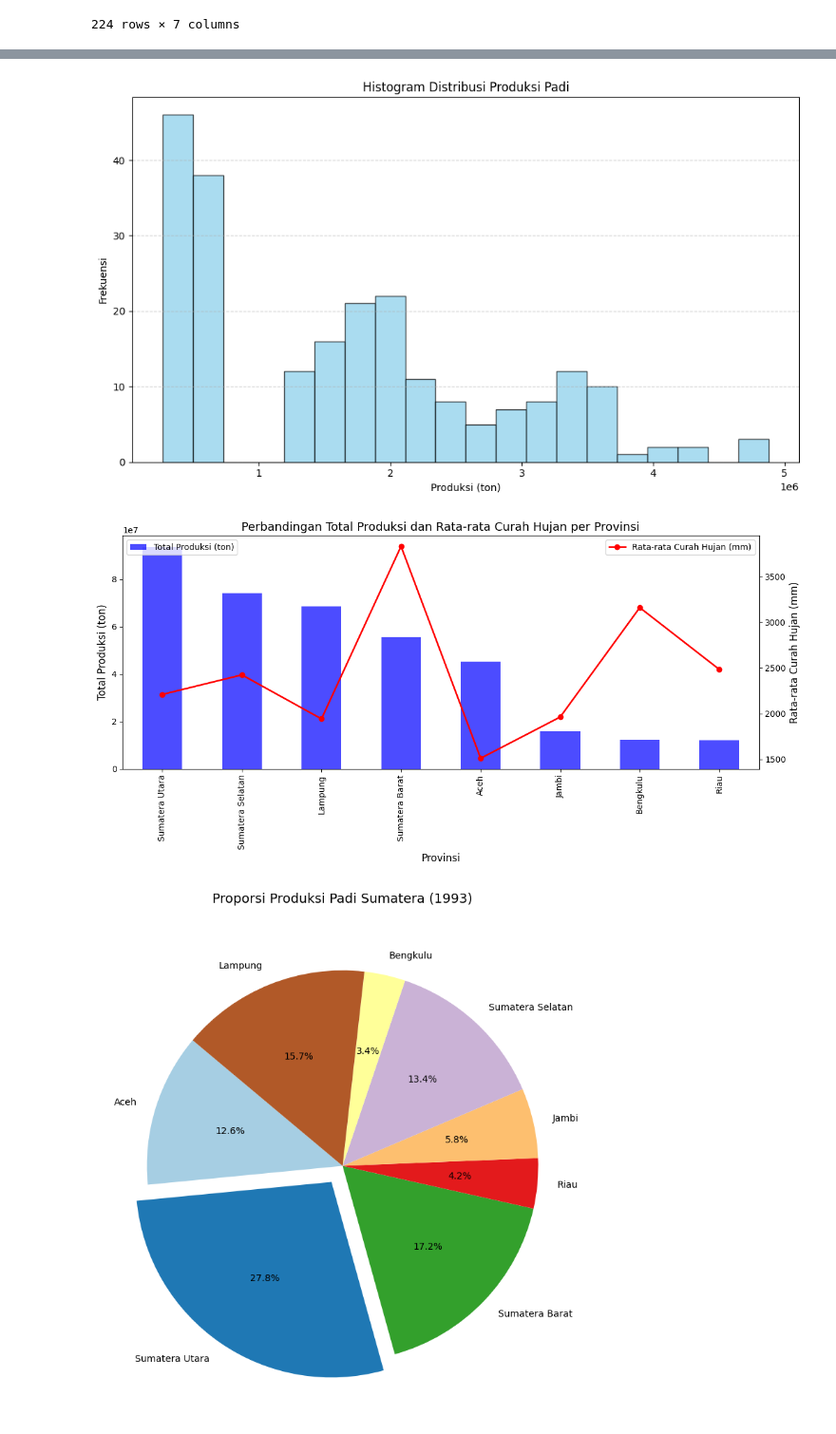
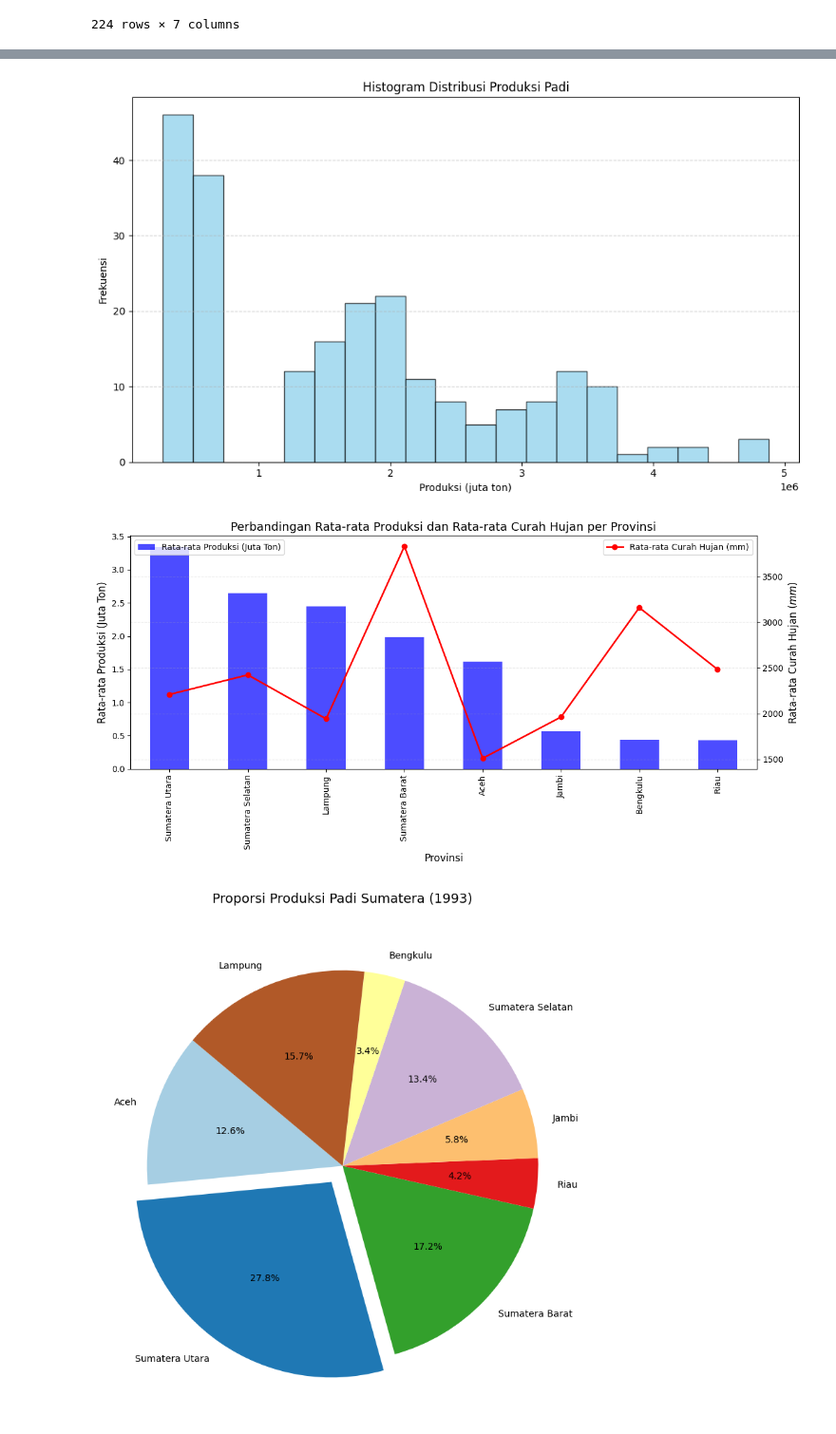
Before and after one commit to MohammadILhamSyahputra/PertanianSumatera, a Jupyter notebook: visualisasi_data.ipynb, the cells around one changed output, grey strips where cells are left out. Shown at 95% size. Cells and saved outputs as stored; diff of their text form; code cells hidden in the pictures.

```diff
--- a/visualisasi_data.ipynb
+++ b/visualisasi_data.ipynb
@@ -129,38 +129,49 @@ plt.show()
 # %%
 plt.figure(figsize=(10, 6))
 plt.hist(data['Produksi'], bins=20, edgecolor='black', alpha=0.7, color='skyblue')
-plt.xlabel('Produksi (ton)')
+plt.xlabel('Produksi (juta ton)')
 plt.ylabel('Frekuensi')
 plt.title('Histogram Distribusi Produksi Padi')
 plt.grid(axis='y', linestyle='--', alpha=0.6)
 plt.tight_layout()
 plt.show()
 # %% [output]
-[figure, old version]
+[figure, new version]
 # %%
 agregat = data.groupby('Provinsi').agg({
-    'Produksi': 'sum',
-    'Luas Panen': 'sum',
+    'Produksi': 'mean',
+    'Luas Panen': 'mean',
     'Curah hujan': 'mean'
 }).sort_values('Produksi', ascending=False)
-
 fig, ax = plt.subplots(figsize=(12, 6))
-agregat['Produksi'].plot(kind='bar', ax=ax, color='blue', alpha=0.7, label='Total Produksi (ton)')
-ax.set_ylabel('Total Produksi (ton)', fontsize=12)
+(agregat['Produksi'] / 1000000).plot(
+    kind='bar',
+    ax=ax,
+    color='blue',
+    alpha=0.7,
+    label='Rata-rata Produksi (Juta Ton)'
+)
+ax.set_ylabel('Rata-rata Produksi (Juta Ton)', fontsize=12)
 ax.set_xlabel('Provinsi', fontsize=12)
-
 ax2 = ax.twinx()
-agregat['Curah hujan'].plot(kind='line', ax=ax2, color='red', marker='o', linewidth=2, label='Rata-rata Curah Hujan (mm)')
-ax2.set_ylabel('Rata-rata Curah Hujan (mm)', fontsize=12)
-
-plt.title('Perbandingan Total Produksi dan Rata-rata Curah Hujan per Provinsi', fontsize=14)
+agregat['Curah hujan'].plot(
+    kind='line',
+    ax=ax2,
+    color='red',
+    marker='o',
+    linewidth=2,
+    label='Rata-rata Curah Hujan (mm)'
+)
+ax2.set_ylabel('Rata-rata Curah Hujan ($mm$)', fontsize=12)
+plt.title('Perbandingan Rata-rata Produksi dan Rata-rata Curah Hujan per Provinsi', fontsize=14)
 ax.legend(loc='upper left')
 ax2.legend(loc='upper right')
 plt.xticks(rotation=45, ha='right')
+plt.grid(axis='y', linestyle='--', alpha=0.3) # Tambahan grid halus agar lebih rapi
 plt.tight_layout()
 plt.show()
 # %% [output]
-[figure, old version]
+[figure, new version]
 # %%
 def plot_pie_tahun(tahun):
     data_tahun = data[data['Tahun'] == tahun].copy()
```
Also changed, not shown: parts of 7 cells of this notebook, 14 other files.
